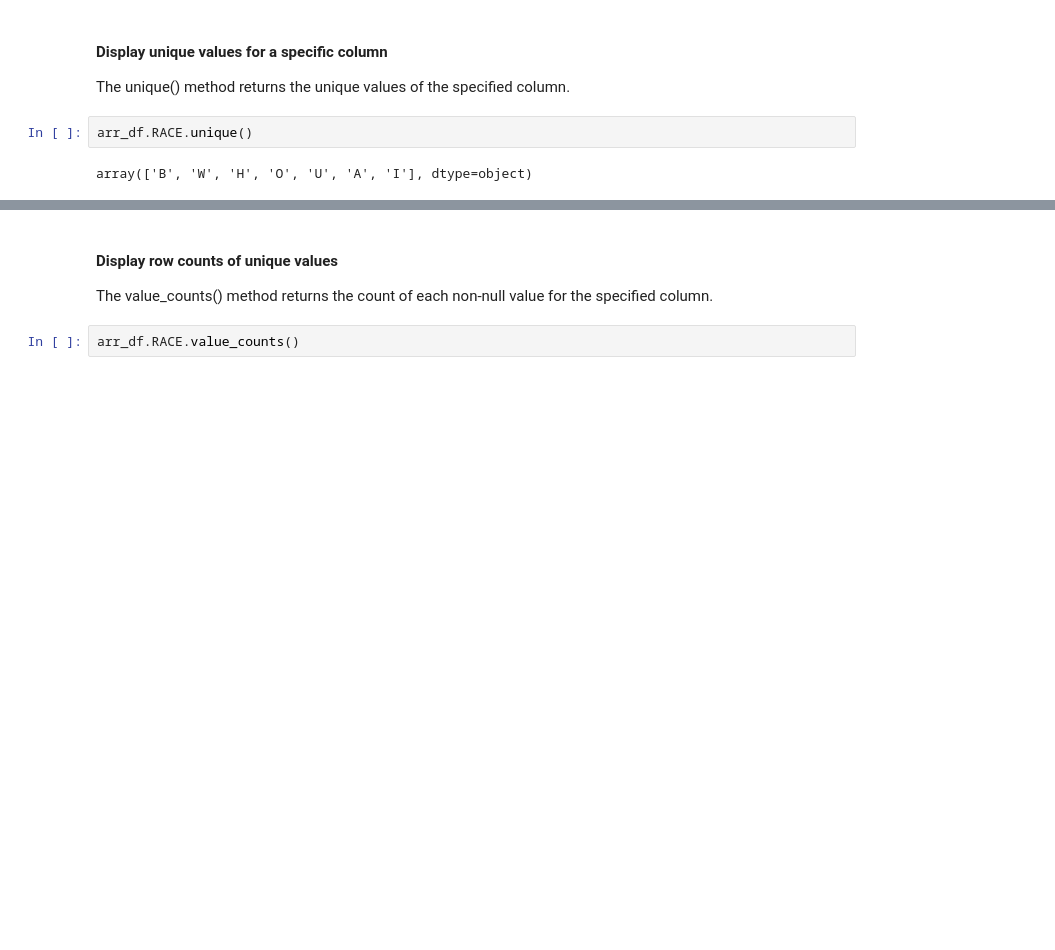
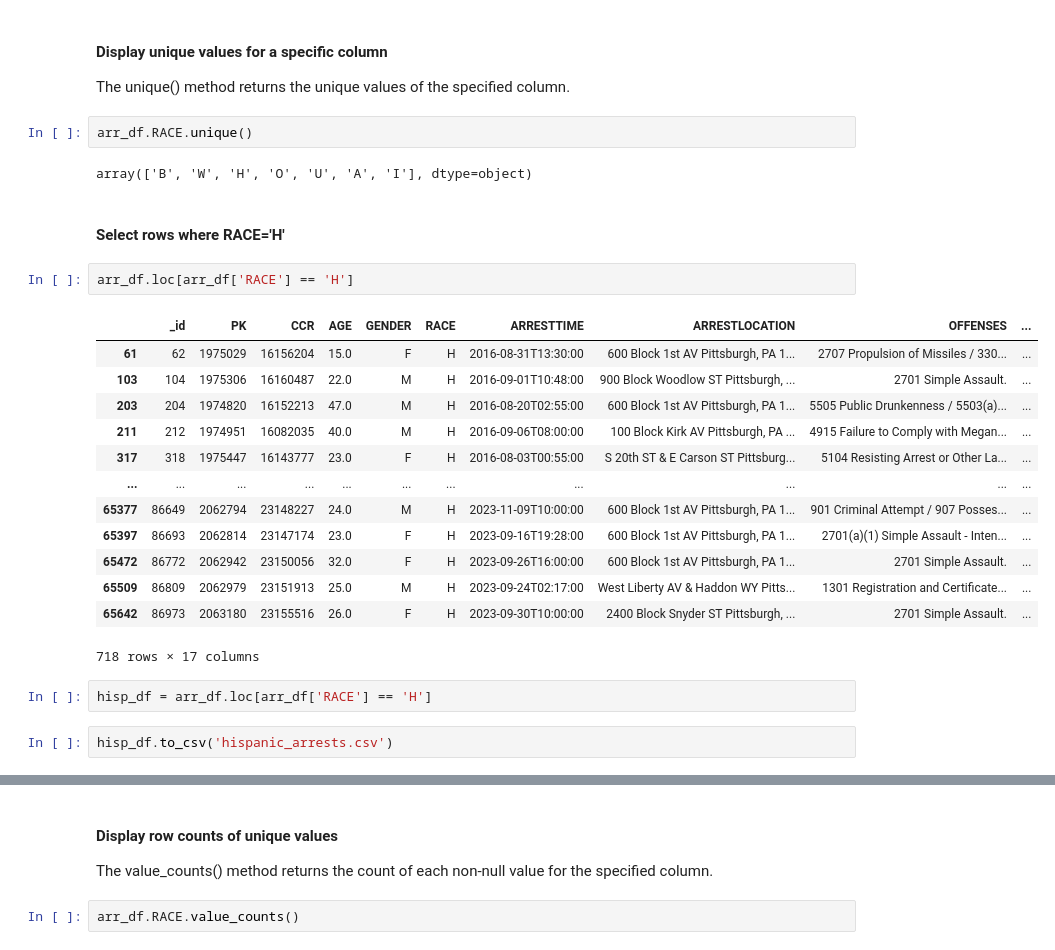
Before and after one commit to trailmarkerlib/policeProjectPythonWorkshop, a Jupyter notebook: python_workshop_marijuana_arrests_vs_citations.ipynb, the cells around one changed output, grey strips where cells are left out. Saved outputs shown, nothing was run; the diff lists cells and outputs as text; blank space fills up the shorter version.

```diff
--- a/python_workshop_marijuana_arrests_vs_citations.ipynb
+++ b/python_workshop_marijuana_arrests_vs_citations.ipynb
@@ -151,3 +153,25 @@ The unique() method returns the unique values of the specified column.
 arr_df.RACE.unique()
 # %% [output]
 array(['B', 'W', 'H', 'O', 'U', 'A', 'I'], dtype=object)
+# %% [markdown]
+#### Select rows where RACE='H'
+# %%
+arr_df.loc[arr_df['RACE'] == 'H']
+# %% [output]
+|  | _id | PK | CCR | AGE | GENDER | RACE | ARRESTTIME | ARRESTLOCATION | OFFENSES | ... |
+| 61 | 62 | 1975029 | 16156204 | 15.0 | F | H | 2016-08-31T13:30:00 | 600 Block 1st AV Pittsburgh, PA 1... | 2707 Propulsion of Missiles / 330... | ... |
+| 103 | 104 | 1975306 | 16160487 | 22.0 | M | H | 2016-09-01T10:48:00 | 900 Block Woodlow ST Pittsburgh, ... | 2701 Simple Assault. | ... |
+| 203 | 204 | 1974820 | 16152213 | 47.0 | M | H | 2016-08-20T02:55:00 | 600 Block 1st AV Pittsburgh, PA 1... | 5505 Public Drunkenness / 5503(a)... | ... |
+| 211 | 212 | 1974951 | 16082035 | 40.0 | M | H | 2016-09-06T08:00:00 | 100 Block Kirk AV Pittsburgh, PA ... | 4915 Failure to Comply with Megan... | ... |
+| 317 | 318 | 1975447 | 16143777 | 23.0 | F | H | 2016-08-03T00:55:00 | S 20th ST & E Carson ST Pittsburg... | 5104 Resisting Arrest or Other La... | ... |
+| ... | ... | ... | ... | ... | ... | ... | ... | ... | ... | ... |
+| 65377 | 86649 | 2062794 | 23148227 | 24.0 | M | H | 2023-11-09T10:00:00 | 600 Block 1st AV Pittsburgh, PA 1... | 901 Criminal Attempt / 907 Posses... | ... |
+| 65397 | 86693 | 2062814 | 23147174 | 23.0 | F | H | 2023-09-16T19:28:00 | 600 Block 1st AV Pittsburgh, PA 1... | 2701(a)(1) Simple Assault - Inten... | ... |
+| 65472 | 86772 | 2062942 | 23150056 | 32.0 | F | H | 2023-09-26T16:00:00 | 600 Block 1st AV Pittsburgh, PA 1... | 2701 Simple Assault. | ... |
+| 65509 | 86809 | 2062979 | 23151913 | 25.0 | M | H | 2023-09-24T02:17:00 | West Liberty AV & Haddon WY Pitts... | 1301 Registration and Certificate... | ... |
+| 65642 | 86973 | 2063180 | 23155516 | 26.0 | F | H | 2023-09-30T10:00:00 | 2400 Block Snyder ST Pittsburgh, ... | 2701 Simple Assault. | ... |
+718 rows × 17 columns
+# %%
+hisp_df = arr_df.loc[arr_df['RACE'] == 'H']
+# %%
+hisp_df.to_csv('hispanic_arrests.csv')
```
Also changed, not shown: parts of 18 cells of this notebook.
